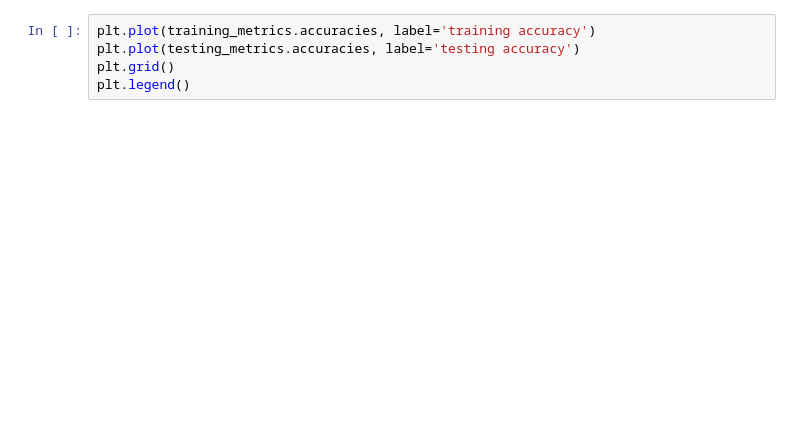
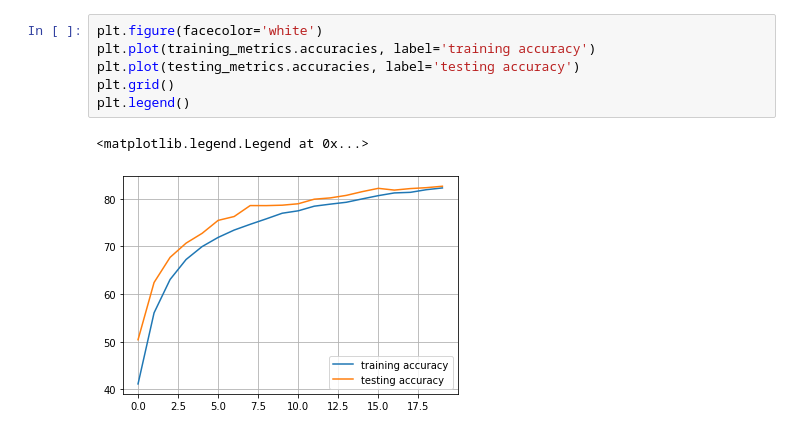
Before and after one commit to raghuvanshraj/CIFAR10, a Jupyter notebook: main.ipynb, the cells around one changed output. Saved outputs shown, nothing was run; the diff lists cells and outputs as text; blank space fills up the shorter version.

```diff
--- a/main.ipynb
+++ b/main.ipynb
@@ -46,5 +102,9 @@ plt.legend()
 # %%
+plt.figure(facecolor='white')
 plt.plot(training_metrics.accuracies, label='training accuracy')
 plt.plot(testing_metrics.accuracies, label='testing accuracy')
 plt.grid()
 plt.legend()
+# %% [output]
+<matplotlib.legend.Legend at 0x...>
+[figure, added]
```
Also changed, not shown: parts of 12 cells of this notebook, 7 other files.
